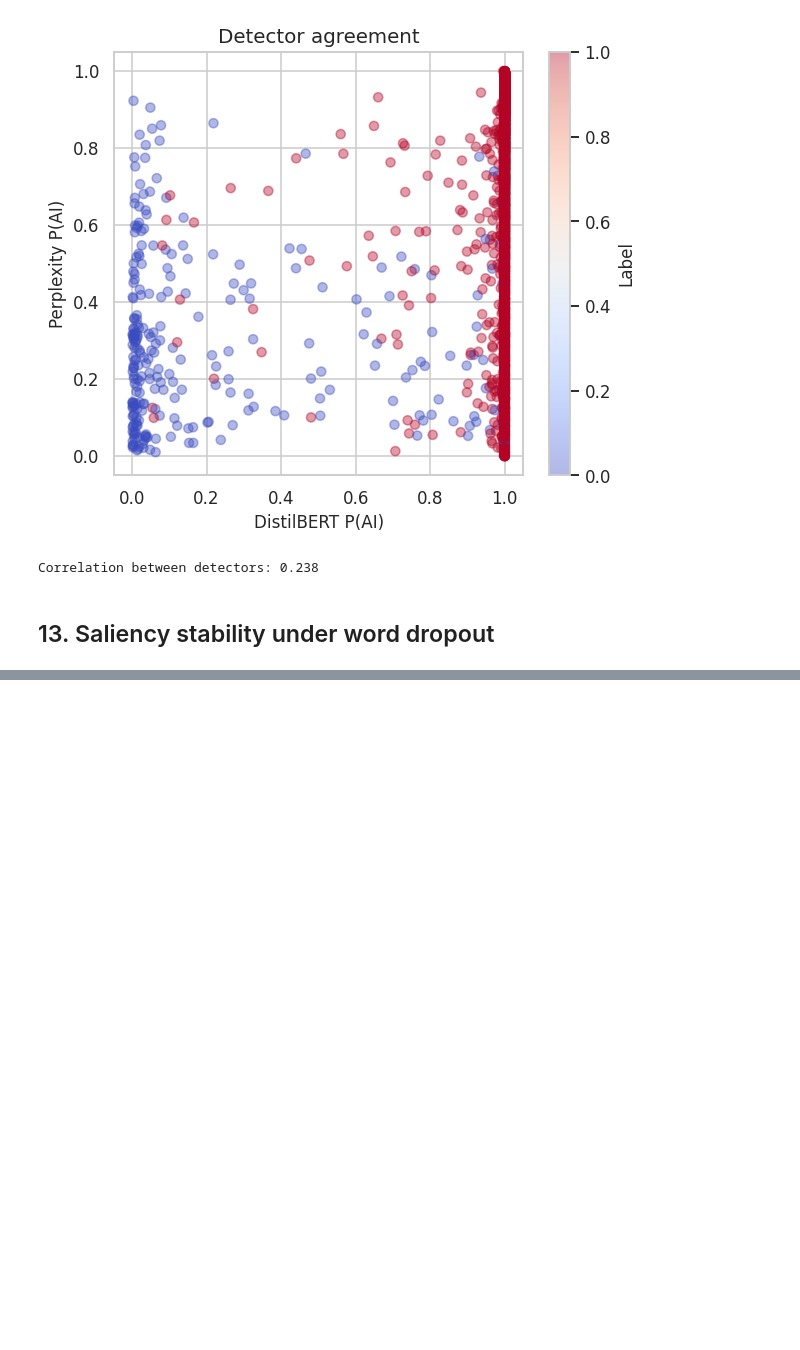
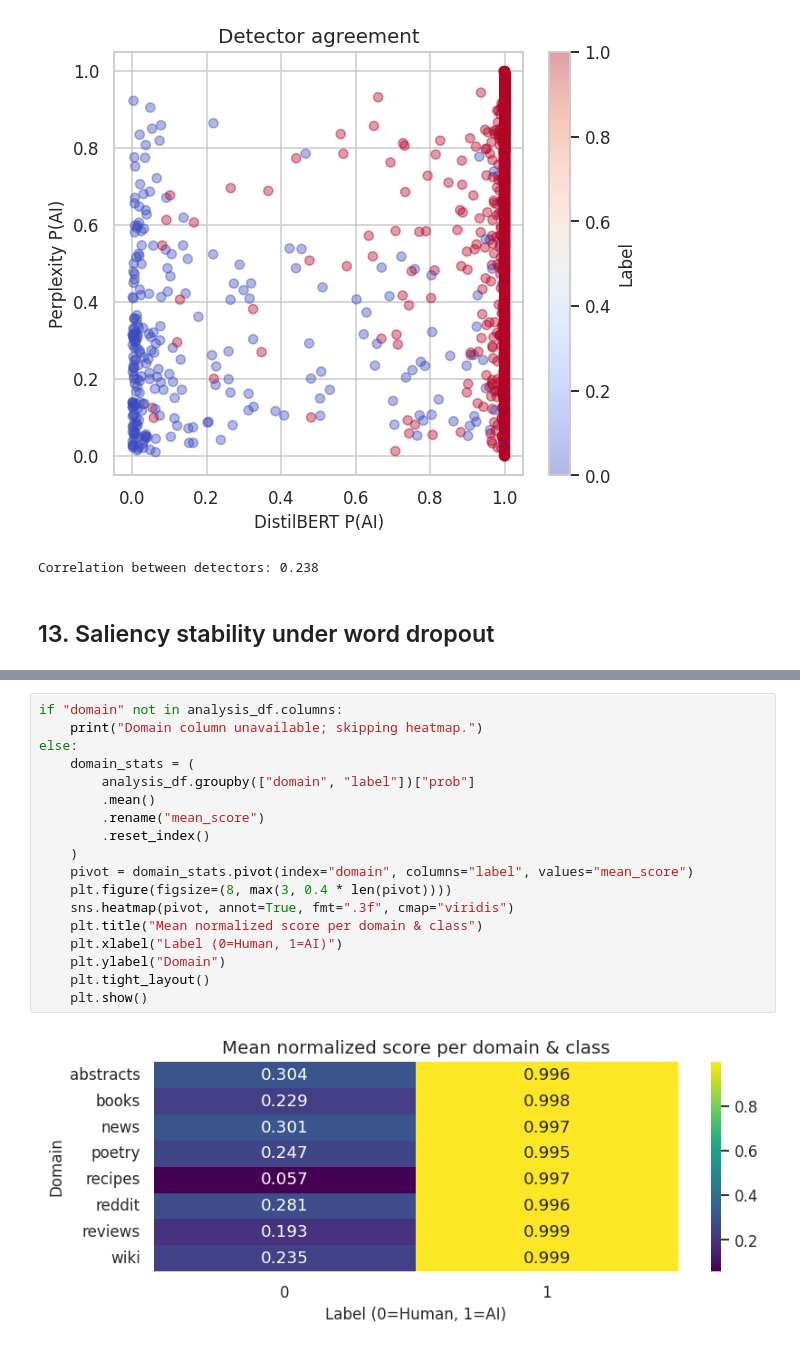
Before and after one commit to HesteBjorn/TDT13_AI_text_prediction, a Jupyter notebook: notebooks/distilbert_analysis.ipynb, the cells around one changed output, grey strips where cells are left out. Drawn from its saved outputs; the diff is of its cells as text; blank space fills up the shorter version.

```diff
--- a/notebooks/distilbert_analysis.ipynb
+++ b/notebooks/distilbert_analysis.ipynb
@@ -471,0 +641,20 @@ as well as take "emergency to protect children.
+# %%
+if "domain" not in analysis_df.columns:
+    print("Domain column unavailable; skipping heatmap.")
+else:
+    domain_stats = (
+        analysis_df.groupby(["domain", "label"])["prob"]
+        .mean()
+        .rename("mean_score")
+        .reset_index()
+    )
+    pivot = domain_stats.pivot(index="domain", columns="label", values="mean_score")
+    plt.figure(figsize=(8, max(3, 0.4 * len(pivot))))
+    sns.heatmap(pivot, annot=True, fmt=".3f", cmap="viridis")
+    plt.title("Mean normalized score per domain & class")
+    plt.xlabel("Label (0=Human, 1=AI)")
+    plt.ylabel("Domain")
+    plt.tight_layout()
+    plt.show()
+# %% [output]
+[figure, added]
```
Also changed, not shown: parts of 10 cells of this notebook.
